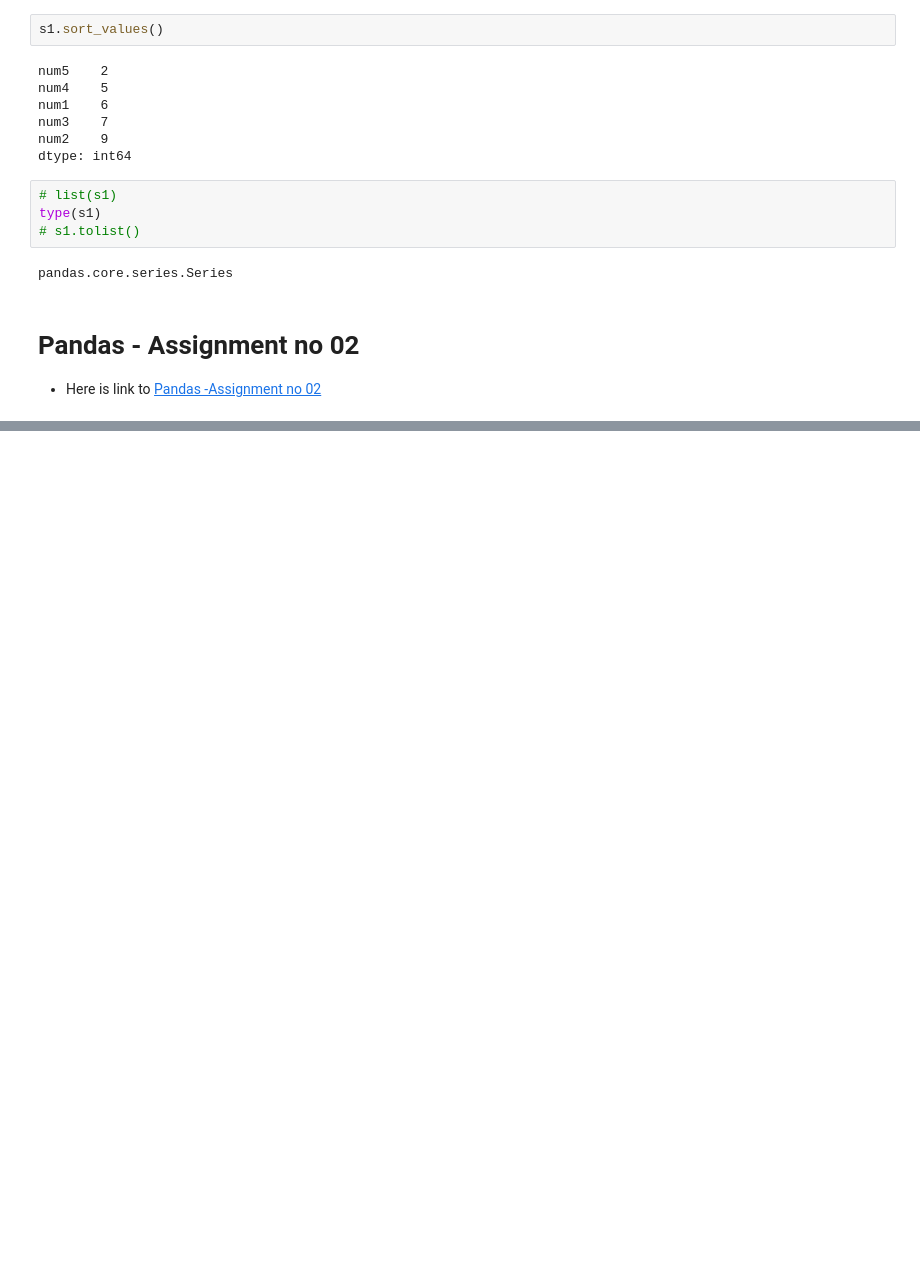
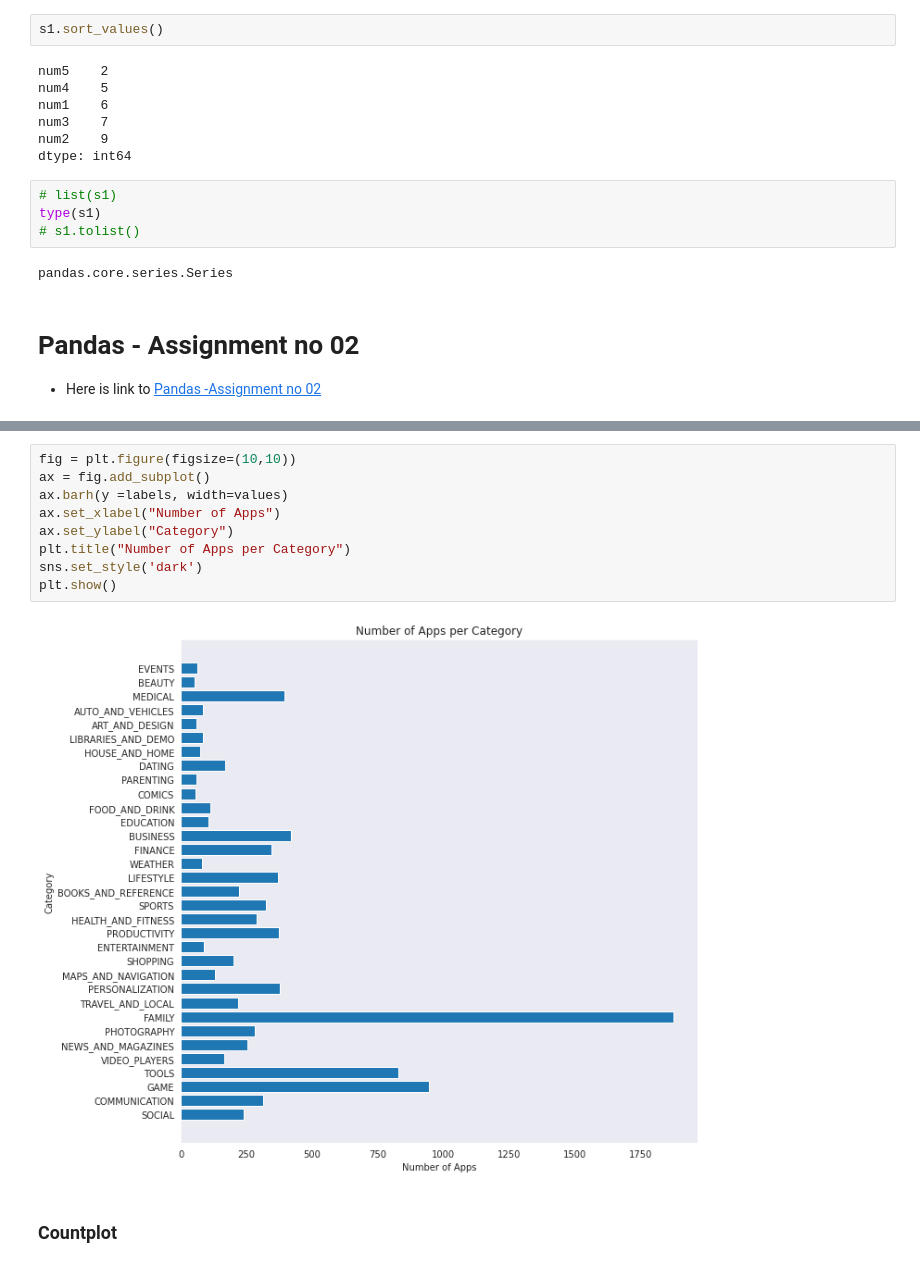
Before and after one commit to tayyabsarfraz/Introduction-to-Data-Analyst-and-Data-Science, a Jupyter notebook: Module no 02- Python for Data Scientists/02 - Pandas for Data Scientists/Lec-2.11(Pandas-02-Overview-of-Pandas-Series).ipynb, the cells around one changed output, grey strips where cells are left out. Cells and saved outputs as stored; diff of their text form; blank space fills up the shorter version.

```diff
--- a/Module no 02- Python for Data Scientists/02 - Pandas for Data Scientists/Lec-2.11(Pandas-02-Overview-of-Pandas-Series).ipynb
+++ b/Module no 02- Python for Data Scientists/02 - Pandas for Data Scientists/Lec-2.11(Pandas-02-Overview-of-Pandas-Series).ipynb
@@ -906,0 +1280,13 @@ pandas.core.series.Series
+# %%
+fig = plt.figure(figsize=(10,10))
+ax = fig.add_subplot()
+ax.barh(y =labels, width=values)
+ax.set_xlabel("Number of Apps")
+ax.set_ylabel("Category")
+plt.title("Number of Apps per Category")
+sns.set_style('dark')
+plt.show()
+# %% [output]
+[figure, added]
+# %% [markdown]
+### Countplot
```
Also changed, not shown: parts of 67 cells of this notebook.
